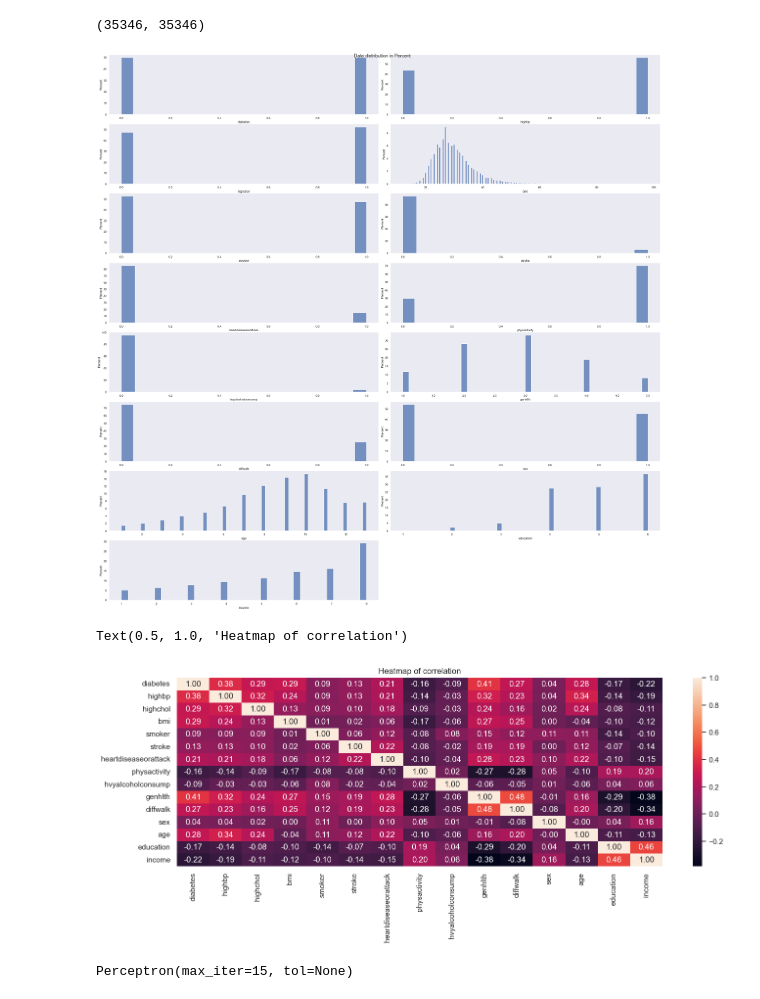
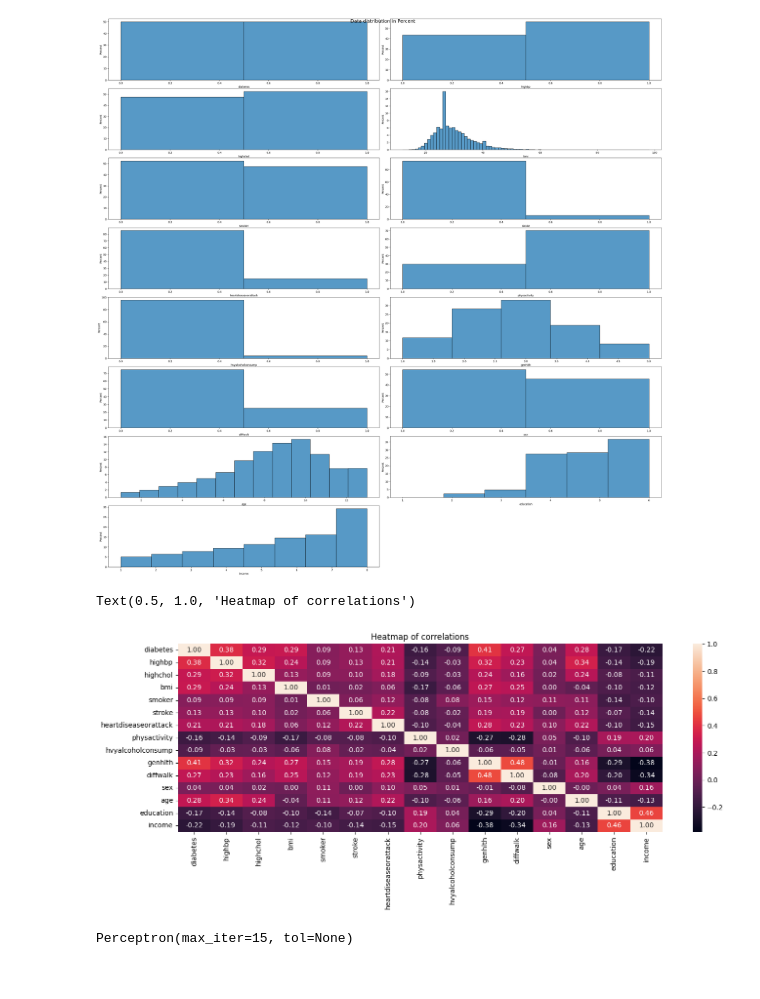
Before and after one commit to Mabuza713/DiabetesDataAnalysis, a Jupyter notebook: diabetes.ipynb, the cells around one changed output. Cells and saved outputs as stored; diff of their text form; code cells hidden in the pictures.

```diff
--- a/diabetes.ipynb
+++ b/diabetes.ipynb
@@ -22,24 +22,11 @@ CONNECTION_STRING = f"""
 """
 
 Conn = odbc.connect(CONNECTION_STRING)
-# %%
-cursor = Conn.cursor()
-tables_list = list(cursor.tables())
-
-table_name = "diabetes_binary_split_health_indicators_BRFSS2015"
-chosen = '"Diabetes_binary","HighBP","HighChol","BMI","Smoker","Stroke","HeartDiseaseorAttack","PhysActivity","HvyAlcoholConsump","GenHlth","DiffWalk","Sex","Age","Education","Income"'
-query = "SELECT {} FROM {}".format(chosen, table_name) # SQL qury, filter here not using pandas
-
-cursor.execute(query)
-columns = [column[0] for column in cursor.description]
-columns[0] = "diabetes"
-table = cursor.fetchall()
-
-table_dataframe = pd.DataFrame(table, columns= columns)
-for column in columns:
-    table_dataframe[str(column)] = table_dataframe[str(column)].astype(float)
-
-#checking if set is balanced
-print((len(table_dataframe[table_dataframe["diabetes"] == 1]),len(table_dataframe[table_dataframe["diabetes"] == 0]) ))
-# %% [output]
-(35346, 35346)
+# %%
+cursor = Conn.cursor()
+
+table_name_balanced = "diabetes_binary_split_health_indicators_BRFSS2015"
+talbe_name_not_balanced = "diabetes_data_not_balanced"
+
+# Columns to be extraced from SQL server
+chosen = '"Diabetes_binary","HighBP","HighChol","BMI","Smoker","Stroke","HeartDiseaseorAttack","PhysActivity","HvyAlcoholConsump","GenHlth","DiffWalk","Sex","Age","Education","Income"'
@@ -46,29 +55,39 @@ print((len(table_dataframe[table_dataframe["diabetes"] == 1]),len(table_datafram
+# %%
+dataframe = Create_Dataframe(table_name= table_name_balanced)
 # %%
-#Data distibution
-fig, axs = plt.subplots(len(columns)// 2 + len(columns) % 2,2, figsize = (30,30))
-fig.suptitle('Data distribution in Percent', fontsize=18)
-fig.tight_layout()
-index = 0
-for i in range(0, len(columns)// 2+ len(columns) % 2):
-    for j in range(0, 2):
-        if (index < len(columns)):
-            sns.histplot(data = table_dataframe[str(columns[index])], ax = axs[i, j] ,multiple="stack", stat = "percent")
-            axs[i,j].set_xlabel(str(columns[index]))
+def Data_Distribution(dataframe):
+    columns = dataframe.columns
+    fig, axs = plt.subplots(len(columns)// 2 + len(columns) % 2,2, figsize = (30,30))
+    fig.suptitle('Data distribution in Percent', fontsize=18)
+    fig.tight_layout()
+    index = 0
+    for i in range(0, len(columns)// 2+ len(columns) % 2):
+        for j in range(0, 2):
+            if (index < len(columns)):
+                # Cosmetic
+                min_value = dataframe[str(columns[index])].min()
+                max_value = dataframe[str(columns[index])].max()
+                width_value = max_value - min_value
+                bins_amount =  len(set(dataframe[str(columns[index])]))
+                bin_width = width_value/ bins_amount
 
-        else:
-            axs[i,j].remove()
-        index += 1
+                sns.histplot(data = dataframe[str(columns[index])], ax = axs[i, j] ,multiple="stack", stat = "percent", bins = bins_amount, binwidth= bin_width, )
+                axs[i,j].set_xlabel(str(columns[index]))
+            else:
+                axs[i,j].remove()
+            index += 1
+Data_Distribution(dataframe = dataframe)
 # %% [output]
-[figure, old version]
+[figure, new version]
 # %%
 #correlation visualisation
-table_dataframe_size = table_dataframe.size
+table_dataframe_size = dataframe.size
 
 f, axs = plt.subplots(figsize = [16,5])
-correlation = table_dataframe.corr()
+correlation = dataframe.corr()
 sns.heatmap(correlation, annot= True,fmt= "0.2f" ,ax = axs)
-axs.set_title("Heatmap of correlation")
+axs.set_title("Heatmap of correlations")
 # %% [output]
-Text(0.5, 1.0, 'Heatmap of correlation')
+Text(0.5, 1.0, 'Heatmap of correlations')
-[figure, old version]
+[figure, new version]
 # %%
```
Also changed, not shown: parts of 6 cells of this notebook, 1 other file.
